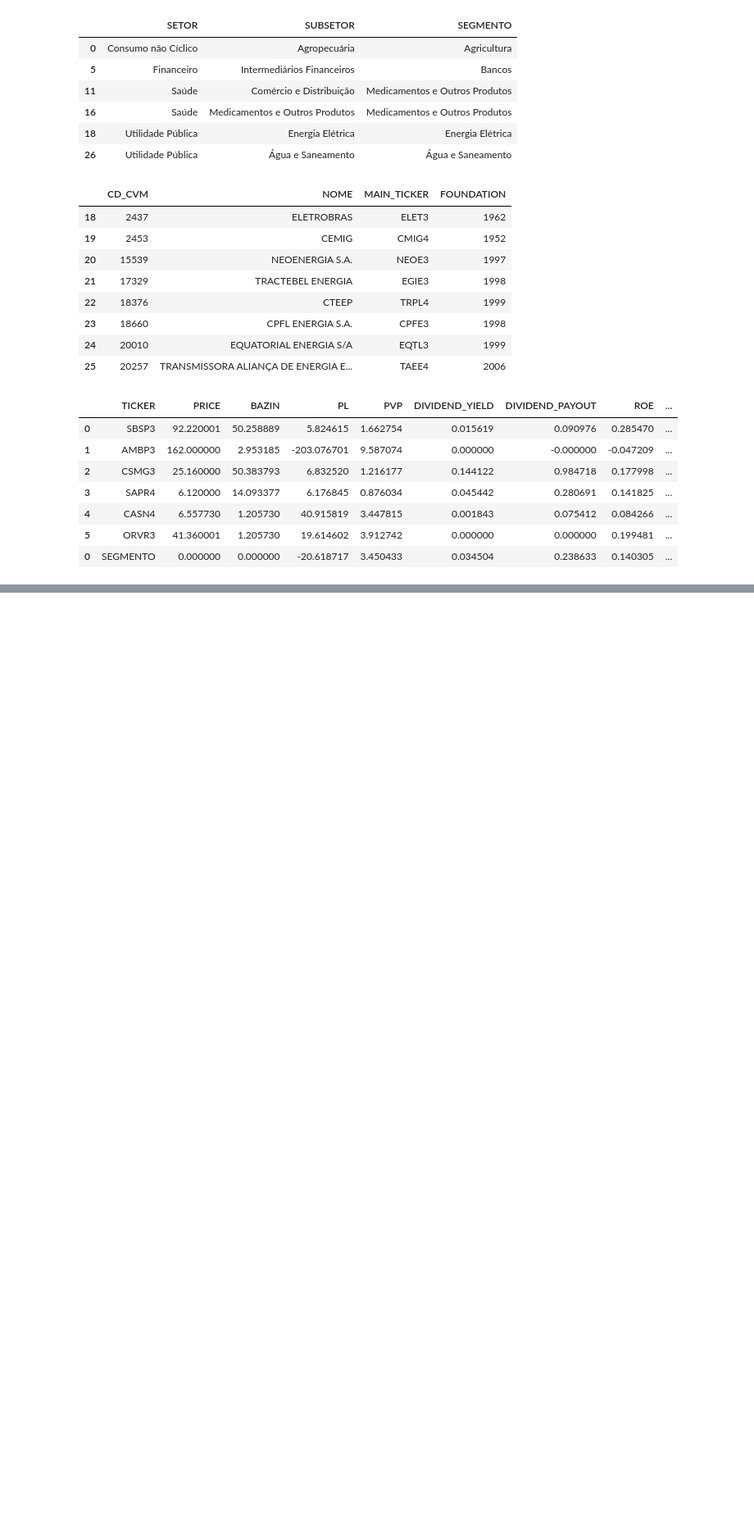
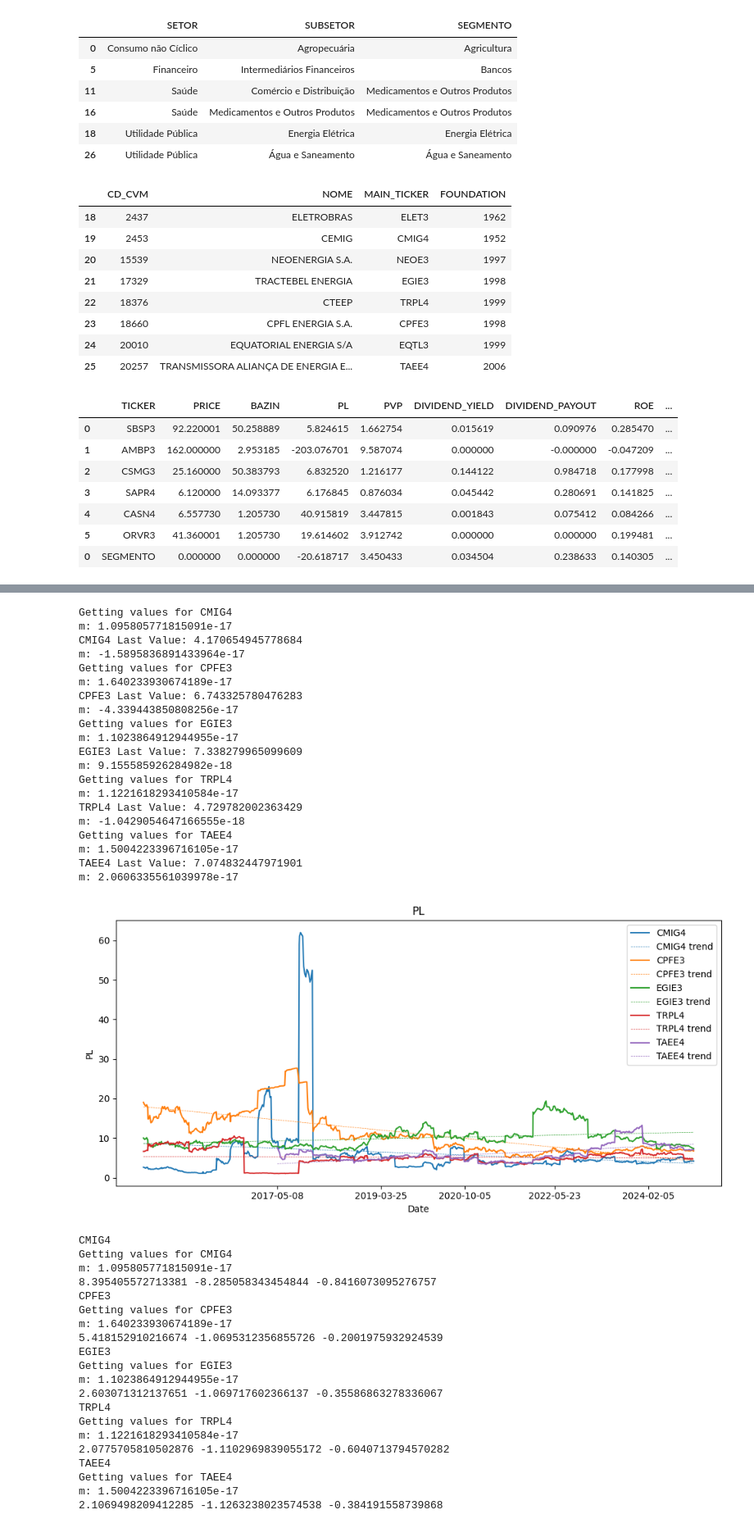
Before and after one commit to boa50/investment-analysis-etl, a Jupyter notebook: analysis/stock-analysis.ipynb, the cells around one changed output, grey strips where cells are left out. Shown: that part at 82% size. Saved outputs shown, nothing was run; the diff lists cells and outputs as text; code cells hidden in the pictures; blank space fills up the shorter version.

```diff
--- a/analysis/stock-analysis.ipynb
+++ b/analysis/stock-analysis.ipynb
@@ -116,3 +42,71 @@ Last Value: [1.76335383e+09]
+# %%
+# tickers=["CMIG4"]
+# tickers=["CPFE3", "EGIE3", "TRPL4", "TAEE4"]
+tickers=["CMIG4", "CPFE3", "EGIE3", "TRPL4", "TAEE4"]
+kpis = ["NET_DEBT_BY_EQUITY", "NET_DEBT_BY_EBIT", "PROFIT", "ROE", "CAGR_5_YEARS_PROFIT", "DIVIDEND_YIELD", "DIVIDEND_PAYOUT", "NET_MARGIN", "PL", "PVP"]
+show_segment = False
+show_trend = True
+is_inflation_weighted = True
+is_time_weighted= True
+kpi=kpis[-2]
+
+plot.plot_historical_kpi(tickers=tickers, kpi=kpi, show_segment=show_segment, show_trend=show_trend, is_inflation_weighted=is_inflation_weighted)
+
+# for ticker in tickers:
+#     plot.plot_equity_evolution(ticker, is_inflation_weighted=is_inflation_weighted)
+
+for ticker in tickers:
+    print(ticker)
+    if kpi in ["NET_DEBT_BY_EBIT", "NET_DEBT_BY_EQUITY"]:
+        kpi_info = measures.get_kpi_info(ticker, kpi, thresholds=[1], is_time_weighted=is_time_weighted, is_inflation_weighted=is_inflation_weighted)
+    elif kpi == "DIVIDEND_PAYOUT":
+        kpi_info = measures.get_kpi_info(ticker, kpi, thresholds=[0.2, 0.5], is_time_weighted=is_time_weighted, is_inflation_weighted=is_inflation_weighted)
+    else:
+        kpi_info = measures.get_kpi_info(ticker, kpi, is_time_weighted=is_time_weighted, is_inflation_weighted=is_inflation_weighted)
+
+    print(kpi_info["volatility"], kpi_info["max_drawdown"], kpi_info["pain_index"])
+# %% [output]
+Getting values for CMIG4
+m: 1.095805771815091e-17
+CMIG4 Last Value: 4.170654945778684
+m: -1.5895836891433964e-17
+Getting values for CPFE3
+m: 1.640233930674189e-17
+CPFE3 Last Value: 6.743325780476283
+m: -4.339443850808256e-17
+Getting values for EGIE3
+m: 1.1023864912944955e-17
+EGIE3 Last Value: 7.338279965099609
+m: 9.155585926284982e-18
+Getting values for TRPL4
+m: 1.1221618293410584e-17
+TRPL4 Last Value: 4.729782002363429
+m: -1.0429054647166555e-18
+Getting values for TAEE4
+m: 1.5004223396716105e-17
+TAEE4 Last Value: 7.074832447971901
+m: 2.0606335561039978e-17
+[figure, added]
+CMIG4
+Getting values for CMIG4
+m: 1.095805771815091e-17
+8.395405572713381 -8.285058343454844 -0.8416073095276757
+CPFE3
+Getting values for CPFE3
+m: 1.640233930674189e-17
+5.418152910216674 -1.0695312356855726 -0.2001975932924539
+EGIE3
+Getting values for EGIE3
+m: 1.1023864912944955e-17
+2.603071312137651 -1.069717602366137 -0.35586863278336067
+TRPL4
+Getting values for TRPL4
+m: 1.1221618293410584e-17
+2.0775705810502876 -1.1102969839055172 -0.6040713794570282
+TAEE4
+Getting values for TAEE4
+m: 1.5004223396716105e-17
+2.1069498209412285 -1.1263238023574538 -0.384191558739868
 # %%
 kpi = "DIVIDEND_PAYOUT"
 # kpi = "NET_DEBT_BY_EBIT"
```
Also changed, not shown: parts of 2 cells of this notebook, 3 other files.
